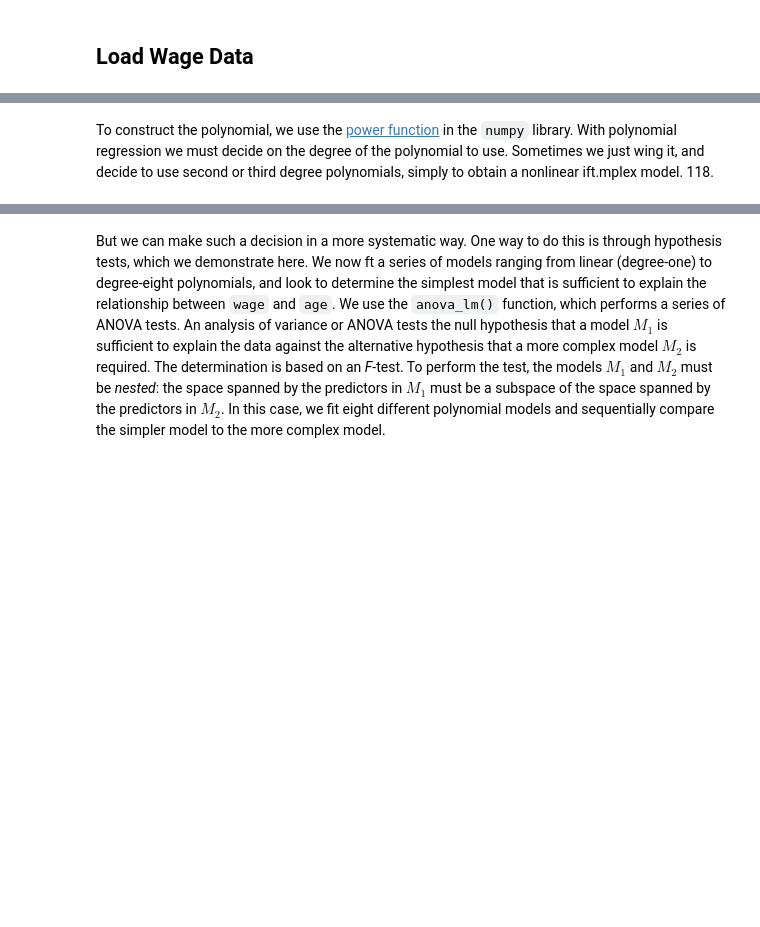
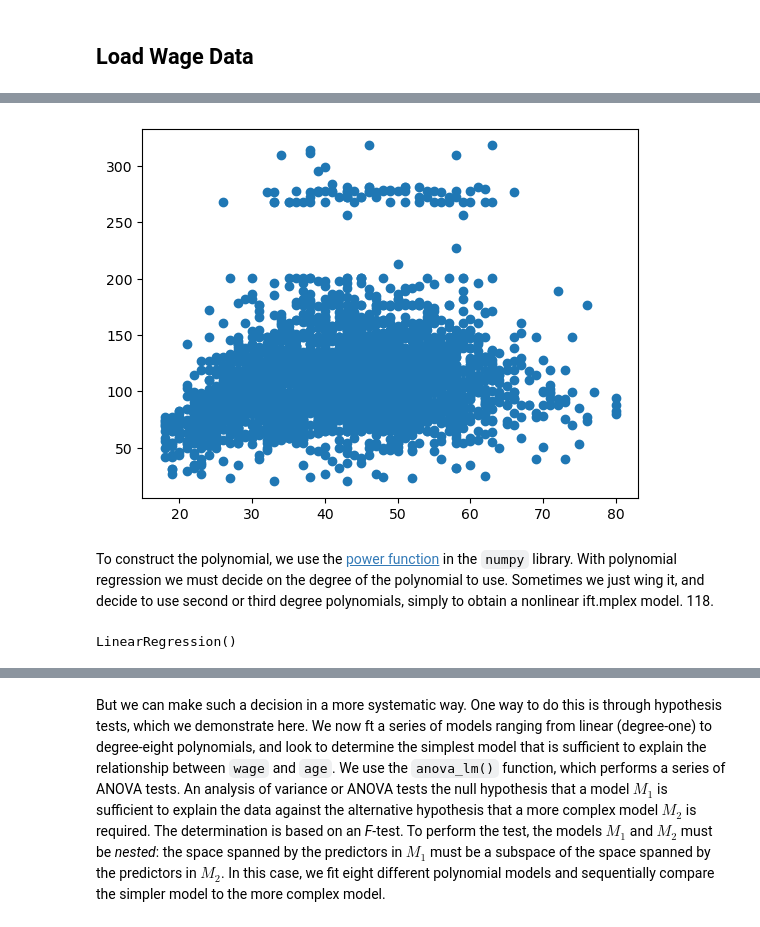
Before and after one commit to uky994/ISLR-Py, a Jupyter notebook: non_linear_models_and_pycaret.ipynb, the cells around one changed output, grey strips where cells are left out. Drawn from its saved outputs; the diff is of its cells as text; code cells hidden in the pictures; blank space fills up the shorter version.

```diff
--- a/non_linear_models_and_pycaret.ipynb
+++ b/non_linear_models_and_pycaret.ipynb
@@ -35,11 +56,18 @@ wage.head()
+# %%
+X = wage['age']
+y = wage['wage']
+plt.scatter(X, y)
+plt.show()
+# %% [output]
+[figure, added]
 # %% [markdown]
 To construct the polynomial, we use the [power function](https://numpy.org/doc/stable/reference/generated/numpy.power.html) in the `numpy` library. With polynomial regression we must decide on the degree of the polynomial to use. Sometimes we just wing it, and decide to use second or third
 degree polynomials, simply to obtain a nonlinear ift.mplex model. 118.
 # %%
-# Extract the age predictor variable and target variable
-X = wage[['age']]
-y = wage['wage']
+# Fit degree 2 polynomial regression model
+X2 = PolynomialFeatures(2).fit_transform(X.values.reshape(-1,1))
 
-# Fit degree 2 polynomial regression model
-X_poly_degree2 = sm.add_constant(X**2)
-model_degree2 = sm.OLS(y, X_poly_degree2).fit()
+regr = LinearRegression()
+regr.fit(X = X2, y = wage['wage'])
+# %% [output]
+LinearRegression()
```
Also changed, not shown: parts of 29 cells of this notebook.
